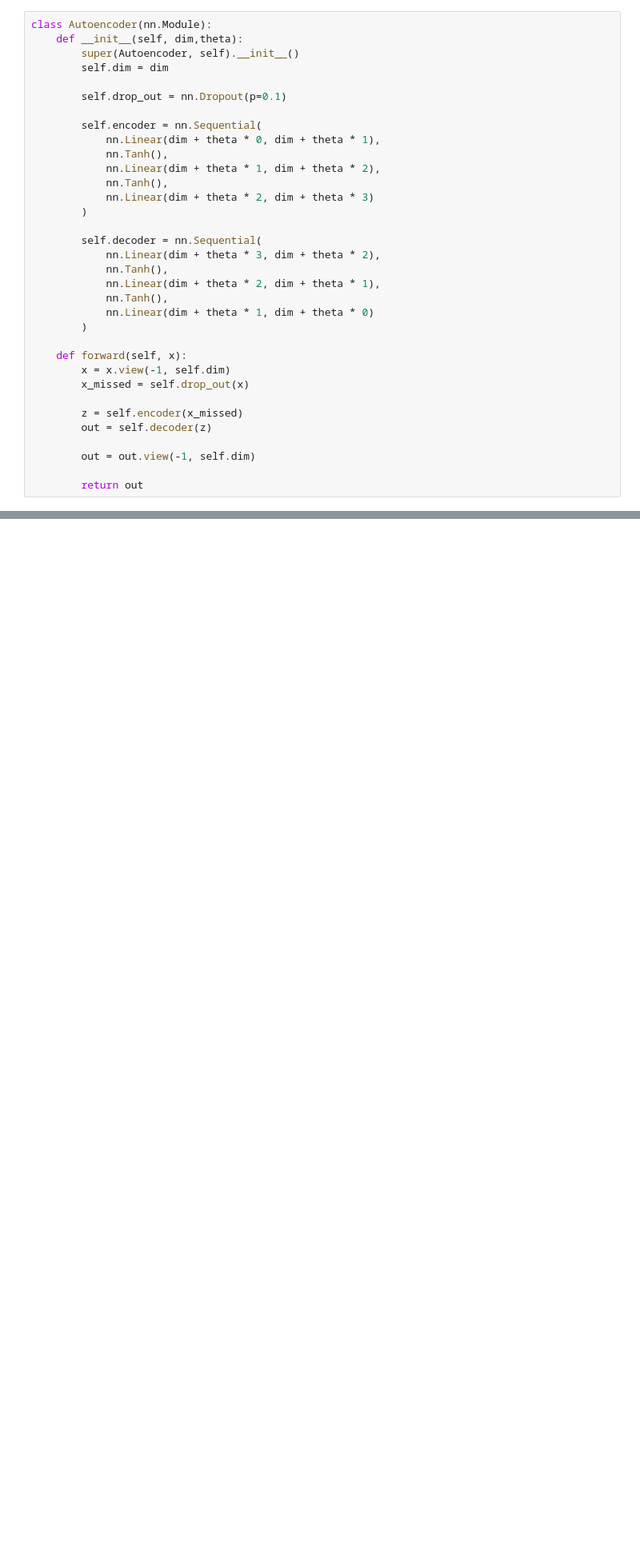
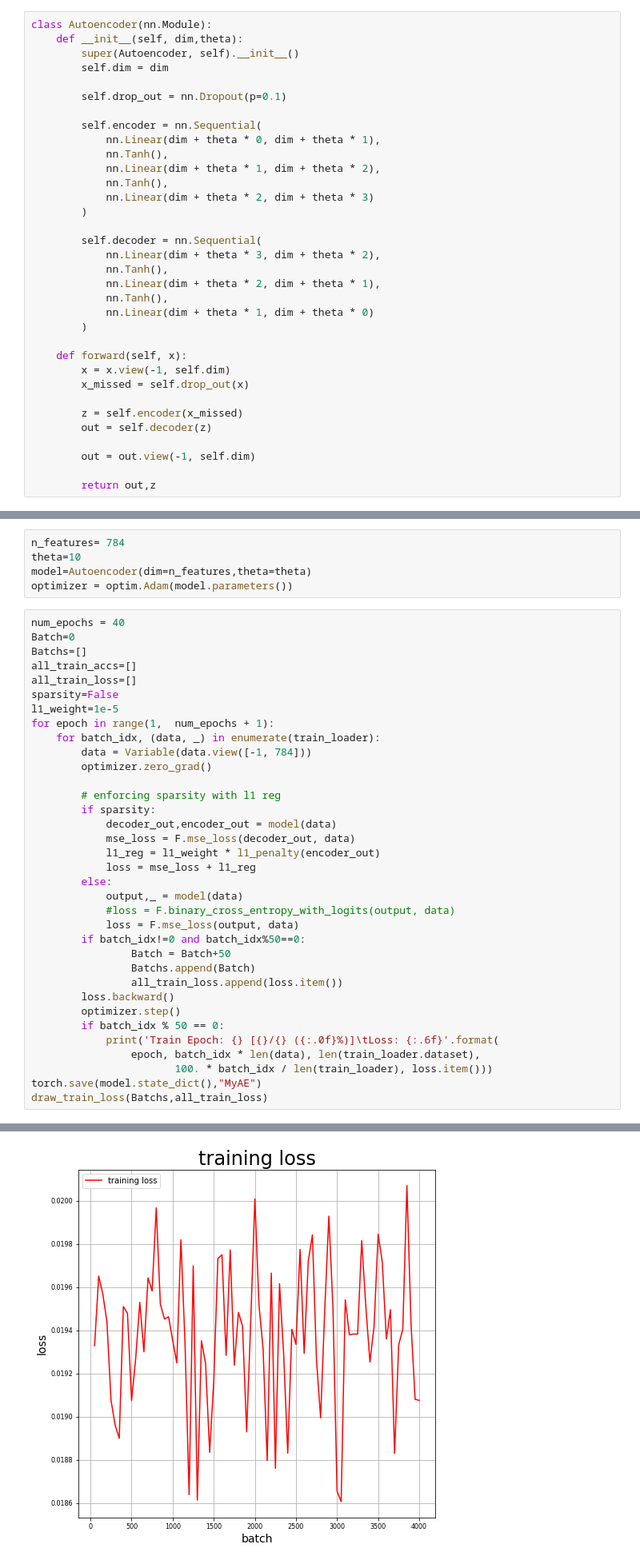
Before and after one commit to utopfish/autoencoders4imputation, a Jupyter notebook: Untitled.ipynb, the cells around one changed output, grey strips where cells are left out. Shown at 80% size. Saved outputs shown, nothing was run; the diff lists cells and outputs as text; blank space fills up the shorter version.

```diff
--- a/Untitled.ipynb
+++ b/Untitled.ipynb
@@ -64,4 +156,4 @@ class Autoencoder(nn.Module):
 
         out = out.view(-1, self.dim)
 
-        return out
+        return out,z
@@ -74,0 +160,41 @@ def prepare_input_data(X):
+# %%
+n_features= 784
+theta=10
+model=Autoencoder(dim=n_features,theta=theta)
+optimizer = optim.Adam(model.parameters())
+# %%
+num_epochs = 40
+Batch=0
+Batchs=[]
+all_train_accs=[]
+all_train_loss=[]
+sparsity=False
+l1_weight=1e-5
+for epoch in range(1,  num_epochs + 1):
+    for batch_idx, (data, _) in enumerate(train_loader):
+        data = Variable(data.view([-1, 784]))
+        optimizer.zero_grad()
+
+        # enforcing sparsity with l1 reg
+        if sparsity:
+            decoder_out,encoder_out = model(data)
+            mse_loss = F.mse_loss(decoder_out, data)
+            l1_reg = l1_weight * l1_penalty(encoder_out)
+            loss = mse_loss + l1_reg
+        else:
+            output,_ = model(data)
+            #loss = F.binary_cross_entropy_with_logits(output, data)
+            loss = F.mse_loss(output, data)
+        if batch_idx!=0 and batch_idx%50==0:
+                Batch = Batch+50
+                Batchs.append(Batch)
+                all_train_loss.append(loss.item())
+        loss.backward()
+        optimizer.step()
+        if batch_idx % 50 == 0:
+            print('Train Epoch: {} [{}/{} ({:.0f}%)]\tLoss: {:.6f}'.format(
+                epoch, batch_idx * len(data), len(train_loader.dataset),
+                       100. * batch_idx / len(train_loader), loss.item()))
+torch.save(model.state_dict(),"MyAE")
+draw_train_loss(Batchs,all_train_loss)
+# %% [output]
@@ -75 +218,2 @@ def prepare_input_data(X):
+[figure, added]
 # %% [markdown]
```
Also changed, not shown: parts of 11 cells of this notebook, 4 other files.
